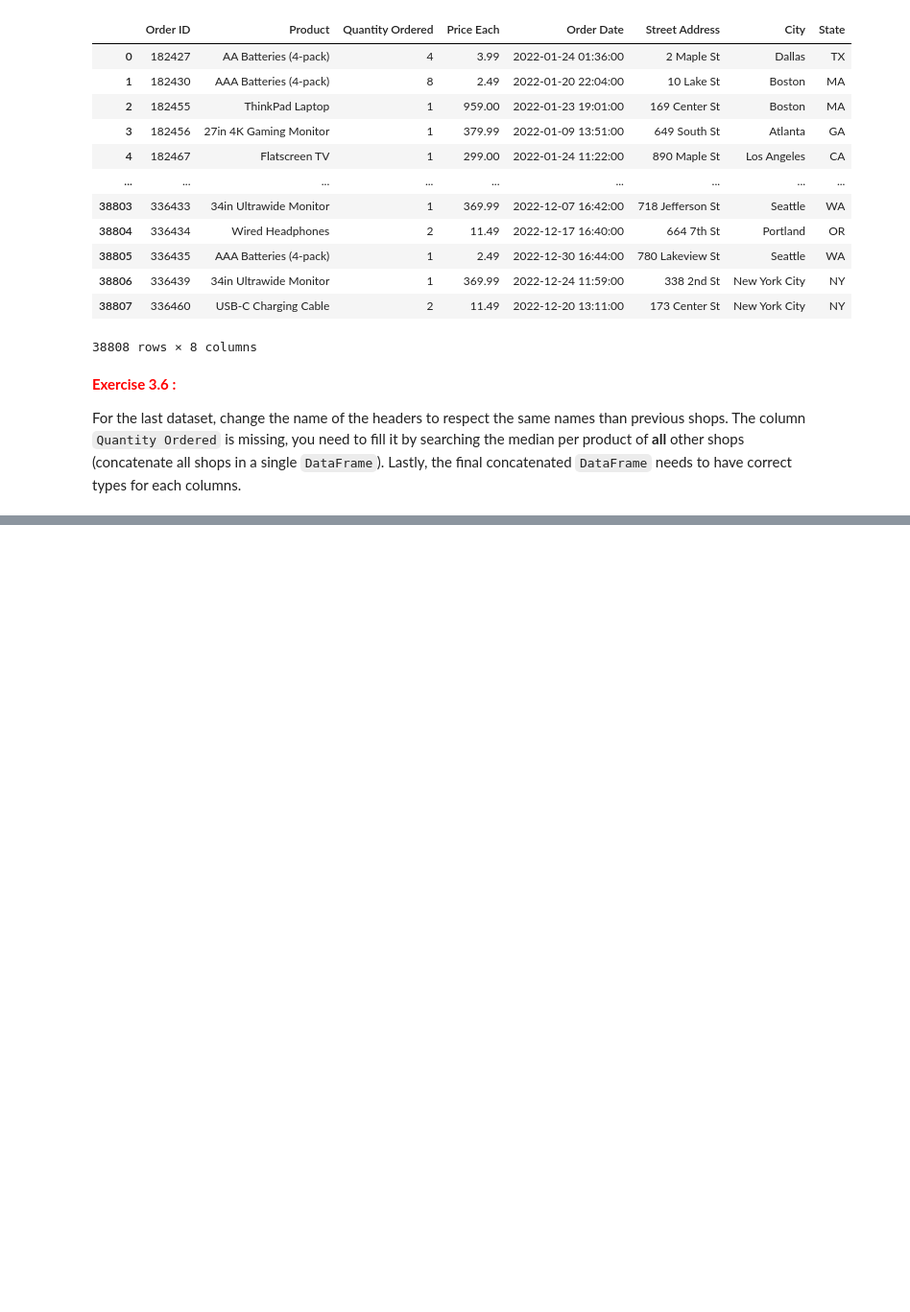
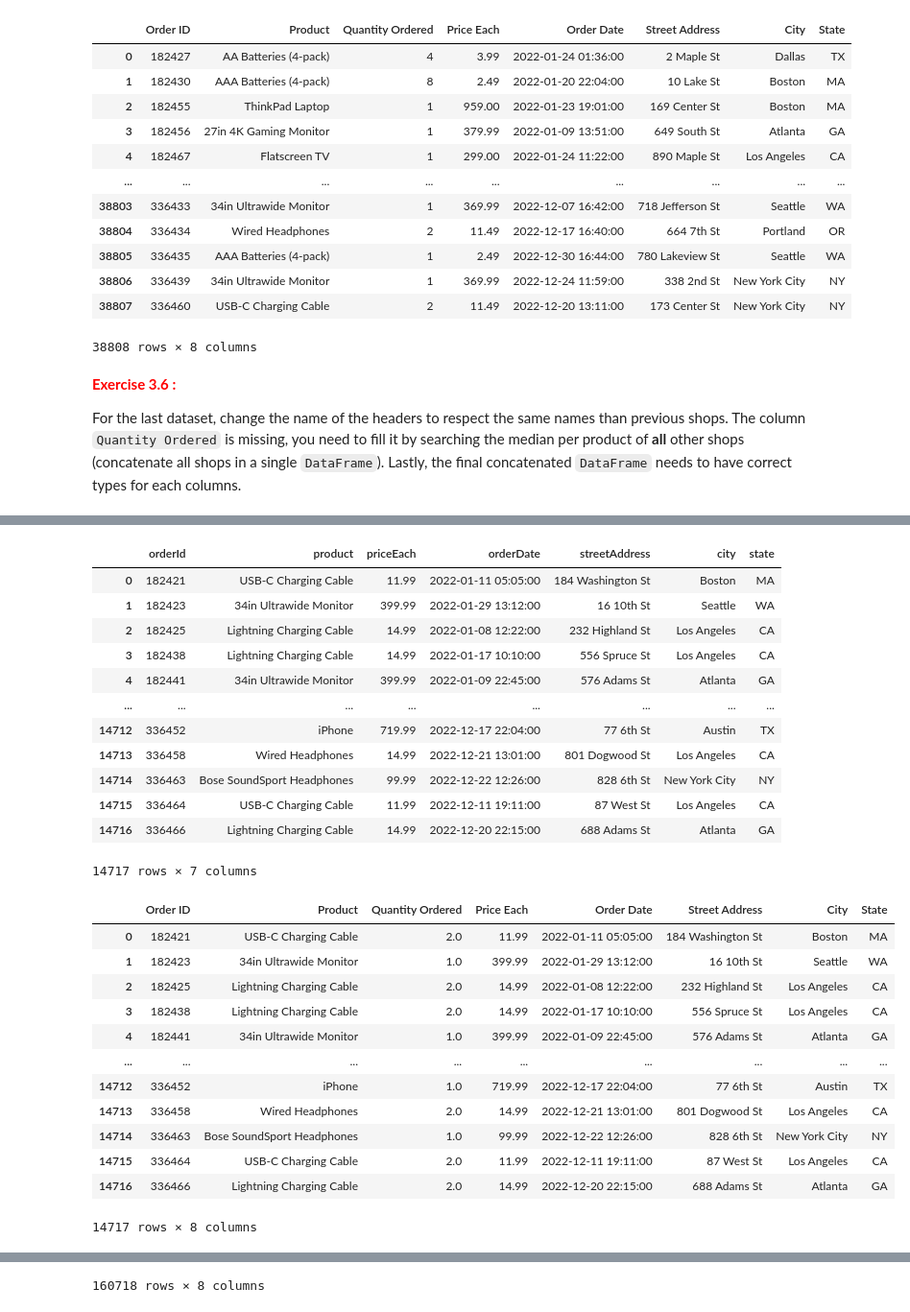
Before and after one commit to evarayHEIG/DataMgmtLab5, a Jupyter notebook: 3_Labo5_DataCleaning_Ray_Stefani.ipynb, the cells around one changed output, grey strips where cells are left out. Shown at 96% size. Drawn from its saved outputs; the diff is of its cells as text; code cells hidden in the pictures; blank space fills up the shorter version.

```diff
--- a/3_Labo5_DataCleaning_Ray_Stefani.ipynb
+++ b/3_Labo5_DataCleaning_Ray_Stefani.ipynb
@@ -291,0 +271,74 @@ KeyError: "['Order ID', 'Price Each', 'Order Date', 'Street Address'] not in ind
+# %%
+cnx = sqlite3.connect(shop6_file)
+df_shop6 = pd.read_sql_query("SELECT * FROM sales", cnx)
+cnx.close()
+display(df_shop6)
+
+# Rename columns to match other shops
+df_shop6 = df_shop6.rename(columns={
+    'orderId': 'Order ID',
+    'product': 'Product',
+    'priceEach': 'Price Each',
+    'orderDate': 'Order Date',
+    'streetAddress': 'Street Address',
+    'city': 'City',
+    'state': 'State'
+})
+
+# Concatenate all other shops
+all_shops = pd.concat([df_shop1, df_shop2, df_shop3, df_shop4, df_shop5], ignore_index=True)
+
+# Calculate median Quantity Ordered per product across all shops
+median_quantities = all_shops.groupby('Product')['Quantity Ordered'].median()
+
+# Fill missing Quantity Ordered column using median values
+df_shop6['Quantity Ordered'] = df_shop6['Product'].map(median_quantities)
+
+# Reorder columns to match column_names (AFTER creating Quantity Ordered)
+df_shop6 = df_shop6[column_names]
+
+display(df_shop6)
+
+# Concatenate all shops into final DataFrame
+df_final = pd.concat([df_shop1, df_shop2, df_shop3, df_shop4, df_shop5, df_shop6], ignore_index=True)
+
+# Convert to correct data types
+df_final['Order ID'] = df_final['Order ID'].astype(int)
+df_final['Product'] = df_final['Product'].astype(str)
+df_final['Quantity Ordered'] = df_final['Quantity Ordered'].astype(int)
+df_final['Price Each'] = df_final['Price Each'].astype(float)
+df_final['Order Date'] = pd.to_datetime(df_final['Order Date'], format='mixed').dt.strftime('%m/%d/%y %H:%M:%S')
+df_final['Street Address'] = df_final['Street Address'].astype(str)
+df_final['City'] = df_final['City'].astype(str)
+df_final['State'] = df_final['State'].astype(str)
+
+display(df_final)
+print(f"\nFinal DataFrame shape: {df_final.shape}")
+print(f"Data types:\n{df_final.dtypes}")
+# %% [output]
+|  | orderId | product | priceEach | orderDate | streetAddress | city | state |
+| 0 | 182421 | USB-C Charging Cable | 11.99 | 2022-01-11 05:05:00 | 184 Washington St | Boston | MA |
+| 1 | 182423 | 34in Ultrawide Monitor | 399.99 | 2022-01-29 13:12:00 | 16 10th St | Seattle | WA |
+| 2 | 182425 | Lightning Charging Cable | 14.99 | 2022-01-08 12:22:00 | 232 Highland St | Los Angeles | CA |
+| 3 | 182438 | Lightning Charging Cable | 14.99 | 2022-01-17 10:10:00 | 556 Spruce St | Los Angeles | CA |
+| 4 | 182441 | 34in Ultrawide Monitor | 399.99 | 2022-01-09 22:45:00 | 576 Adams St | Atlanta | GA |
+| ... | ... | ... | ... | ... | ... | ... | ... |
+| 14712 | 336452 | iPhone | 719.99 | 2022-12-17 22:04:00 | 77 6th St | Austin | TX |
+| 14713 | 336458 | Wired Headphones | 14.99 | 2022-12-21 13:01:00 | 801 Dogwood St | Los Angeles | CA |
+| 14714 | 336463 | Bose SoundSport Headphones | 99.99 | 2022-12-22 12:26:00 | 828 6th St | New York City | NY |
+| 14715 | 336464 | USB-C Charging Cable | 11.99 | 2022-12-11 19:11:00 | 87 West St | Los Angeles | CA |
+| 14716 | 336466 | Lightning Charging Cable | 14.99 | 2022-12-20 22:15:00 | 688 Adams St | Atlanta | GA |
+14717 rows × 7 columns
+|  | Order ID | Product | Quantity Ordered | Price Each | Order Date | Street Address | City | State |
+| 0 | 182421 | USB-C Charging Cable | 2.0 | 11.99 | 2022-01-11 05:05:00 | 184 Washington St | Boston | MA |
+| 1 | 182423 | 34in Ultrawide Monitor | 1.0 | 399.99 | 2022-01-29 13:12:00 | 16 10th St | Seattle | WA |
+| 2 | 182425 | Lightning Charging Cable | 2.0 | 14.99 | 2022-01-08 12:22:00 | 232 Highland St | Los Angeles | CA |
+| 3 | 182438 | Lightning Charging Cable | 2.0 | 14.99 | 2022-01-17 10:10:00 | 556 Spruce St | Los Angeles | CA |
+| 4 | 182441 | 34in Ultrawide Monitor | 1.0 | 399.99 | 2022-01-09 22:45:00 | 576 Adams St | Atlanta | GA |
+| ... | ... | ... | ... | ... | ... | ... | ... | ... |
+| 14712 | 336452 | iPhone | 1.0 | 719.99 | 2022-12-17 22:04:00 | 77 6th St | Austin | TX |
+| 14713 | 336458 | Wired Headphones | 2.0 | 14.99 | 2022-12-21 13:01:00 | 801 Dogwood St | Los Angeles | CA |
+| 14714 | 336463 | Bose SoundSport Headphones | 1.0 | 99.99 | 2022-12-22 12:26:00 | 828 6th St | New York City | NY |
+| 14715 | 336464 | USB-C Charging Cable | 2.0 | 11.99 | 2022-12-11 19:11:00 | 87 West St | Los Angeles | CA |
+| 14716 | 336466 | Lightning Charging Cable | 2.0 | 14.99 | 2022-12-20 22:15:00 | 688 Adams St | Atlanta | GA |
+14717 rows × 8 columns
@@ -291,0 +357 @@ KeyError: "['Order ID', 'Price Each', 'Order Date', 'Street Address'] not in ind
+160718 rows × 8 columns
```
Also changed, not shown: parts of 2 cells of this notebook.
